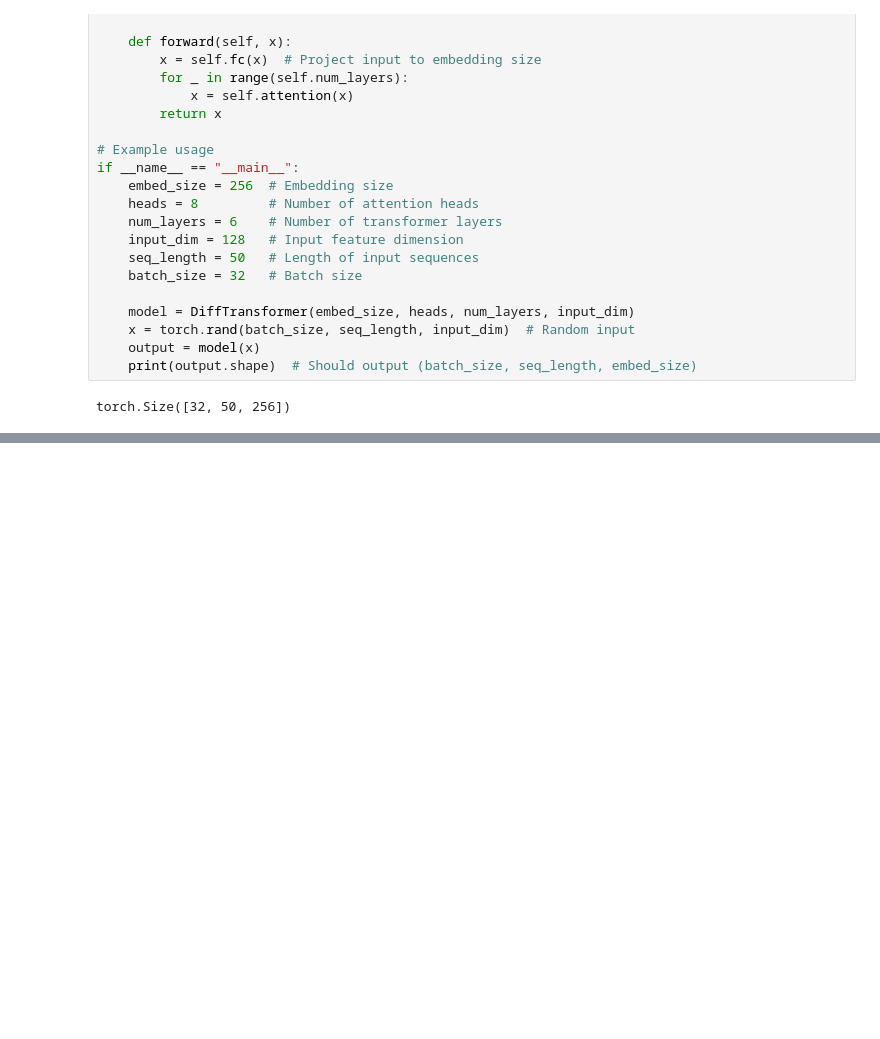
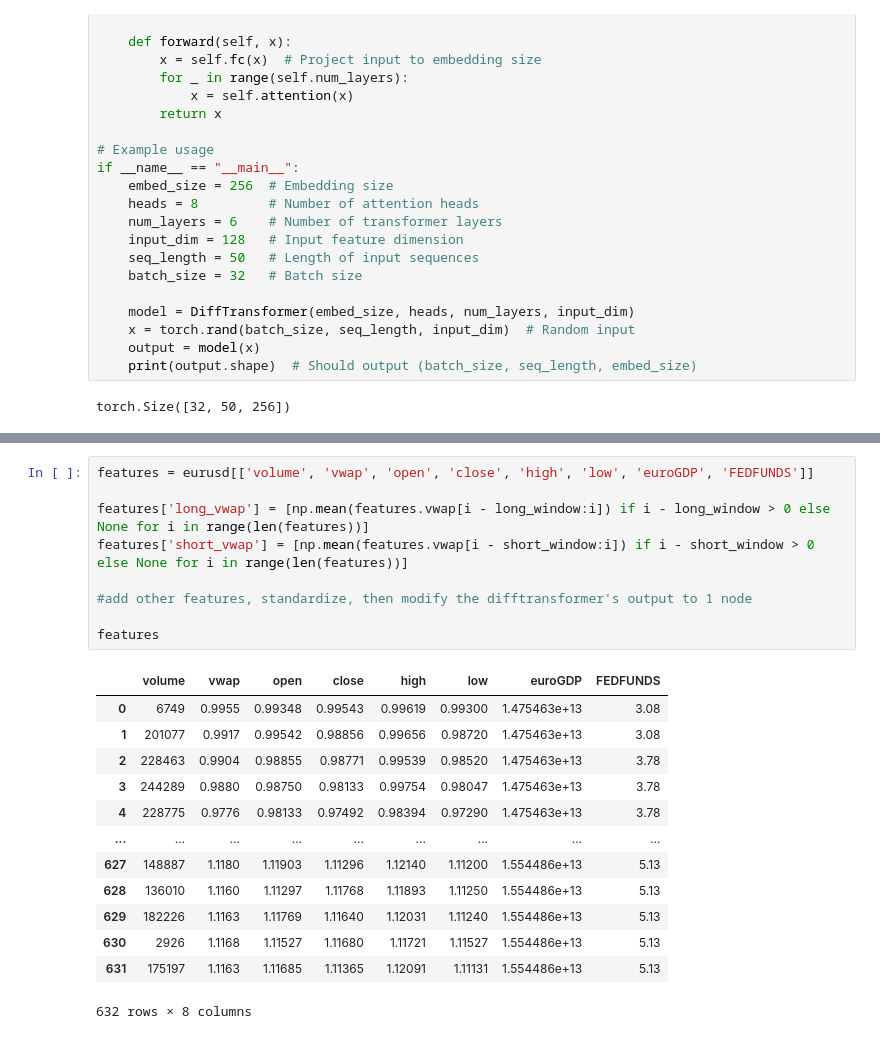
Before and after one commit to crynom/diff-Transformer, a Jupyter notebook: diffTransformer.ipynb, the cells around one changed output, grey strips where cells are left out. Drawn from its saved outputs; the diff is of its cells as text; blank space fills up the shorter version.

```diff
--- a/diffTransformer.ipynb
+++ b/diffTransformer.ipynb
@@ -84,0 +191,23 @@ This implementation is a basic version and may require further enhancements for
+# %%
+features = eurusd[['volume', 'vwap', 'open', 'close', 'high', 'low', 'euroGDP', 'FEDFUNDS']]
+
+features['long_vwap'] = [np.mean(features.vwap[i - long_window:i]) if i - long_window > 0 else None for i in range(len(features))]
+features['short_vwap'] = [np.mean(features.vwap[i - short_window:i]) if i - short_window > 0 else None for i in range(len(features))]
+
+#add other features, standardize, then modify the difftransformer's output to 1 node
+
+features
+# %% [output]
+|  | volume | vwap | open | close | high | low | euroGDP | FEDFUNDS |
+| 0 | 6749 | 0.9955 | 0.99348 | 0.99543 | 0.99619 | 0.99300 | 1.475463e+13 | 3.08 |
+| 1 | 201077 | 0.9917 | 0.99542 | 0.98856 | 0.99656 | 0.98720 | 1.475463e+13 | 3.08 |
+| 2 | 228463 | 0.9904 | 0.98855 | 0.98771 | 0.99539 | 0.98520 | 1.475463e+13 | 3.78 |
+| 3 | 244289 | 0.9880 | 0.98750 | 0.98133 | 0.99754 | 0.98047 | 1.475463e+13 | 3.78 |
+| 4 | 228775 | 0.9776 | 0.98133 | 0.97492 | 0.98394 | 0.97290 | 1.475463e+13 | 3.78 |
+| ... | ... | ... | ... | ... | ... | ... | ... | ... |
+| 627 | 148887 | 1.1180 | 1.11903 | 1.11296 | 1.12140 | 1.11200 | 1.554486e+13 | 5.13 |
+| 628 | 136010 | 1.1160 | 1.11297 | 1.11768 | 1.11893 | 1.11250 | 1.554486e+13 | 5.13 |
+| 629 | 182226 | 1.1163 | 1.11769 | 1.11640 | 1.12031 | 1.11240 | 1.554486e+13 | 5.13 |
+| 630 | 2926 | 1.1168 | 1.11527 | 1.11680 | 1.11721 | 1.11527 | 1.554486e+13 | 5.13 |
+| 631 | 175197 | 1.1163 | 1.11685 | 1.11365 | 1.12091 | 1.11131 | 1.554486e+13 | 5.13 |
+632 rows × 8 columns
```
Also changed, not shown: parts of 6 cells of this notebook, 1 other file.
